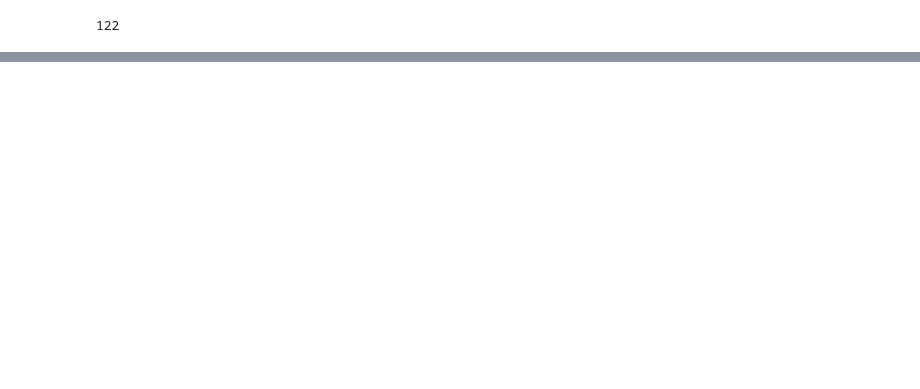
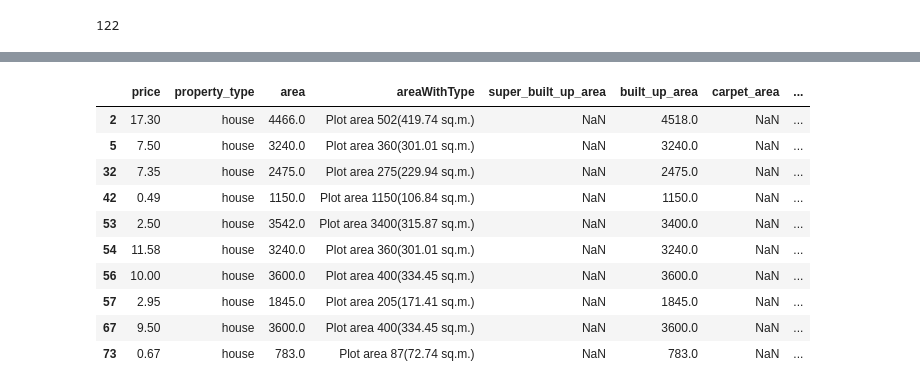
Before and after one commit to Shashan-k/Real-estate-Project, a Jupyter notebook: feature-engineering_5.ipynb, the cells around one changed output, grey strips where cells are left out. Cells and saved outputs as stored; diff of their text form; code cells hidden in the pictures; blank space fills up the shorter version.

```diff
--- a/feature-engineering_5.ipynb
+++ b/feature-engineering_5.ipynb
@@ -51,0 +130,10 @@ df['super_built_up_area'] = df.apply(lambda x: convert_to_sqft(x['areaWithType']
+# %%
+# Function to extract PlotArea from areWithType column
+
+def extract_plot_area(area_with_type):
+    match = re.search(r'Plot area (\d+\.?\d*)', area_with_type)
+    return float(match.group(1)) if match else None
+# %%
+# Storing Plot area in built_up_area (as both are same in case of houses)
+
+all_nan_df['built_up_area'] = all_nan_df['areaWithType'].apply(extract_plot_area)
@@ -51,0 +149,32 @@ df['super_built_up_area'] = df.apply(lambda x: convert_to_sqft(x['areaWithType']
+# %%
+# The unit of area and built_up_area are different (so different values)
+# Making a function to change both the columns into same units
+# 9*sq yard -> 1 sq ft
+# 10.7 sq mt -> sqft
+
+def convert_scale(row):
+    if np.isnan(row['area']) or np.isnan(row['built_up_area']):
+        return row['built_up_area']
+    else:
+        if round(row['area']/row['built_up_area']) == 9.0:
+            return row['built_up_area'] * 9
+        elif round(row['area']/row['built_up_area']) == 11.0:
+            return row['built_up_area'] * 10.7
+        else:
+            return row['built_up_area']
+# %%
+all_nan_df['built_up_area'] = all_nan_df.apply(convert_scale,axis=1)
+# %%
+all_nan_df.head(10)
+# %% [output]
+|  | price | property_type | area | areaWithType | super_built_up_area | built_up_area | carpet_area | ... |
+| 2 | 17.30 | house | 4466.0 | Plot area 502(419.74 sq.m.) | NaN | 4518.0 | NaN | ... |
+| 5 | 7.50 | house | 3240.0 | Plot area 360(301.01 sq.m.) | NaN | 3240.0 | NaN | ... |
+| 32 | 7.35 | house | 2475.0 | Plot area 275(229.94 sq.m.) | NaN | 2475.0 | NaN | ... |
+| 42 | 0.49 | house | 1150.0 | Plot area 1150(106.84 sq.m.) | NaN | 1150.0 | NaN | ... |
+| 53 | 2.50 | house | 3542.0 | Plot area 3400(315.87 sq.m.) | NaN | 3400.0 | NaN | ... |
+| 54 | 11.58 | house | 3240.0 | Plot area 360(301.01 sq.m.) | NaN | 3240.0 | NaN | ... |
+| 56 | 10.00 | house | 3600.0 | Plot area 400(334.45 sq.m.) | NaN | 3600.0 | NaN | ... |
+| 57 | 2.95 | house | 1845.0 | Plot area 205(171.41 sq.m.) | NaN | 1845.0 | NaN | ... |
+| 67 | 9.50 | house | 3600.0 | Plot area 400(334.45 sq.m.) | NaN | 3600.0 | NaN | ... |
+| 73 | 0.67 | house | 783.0 | Plot area 87(72.74 sq.m.) | NaN | 783.0 | NaN | ... |
```
Also changed, not shown: parts of 48 cells of this notebook, 1 other file.
